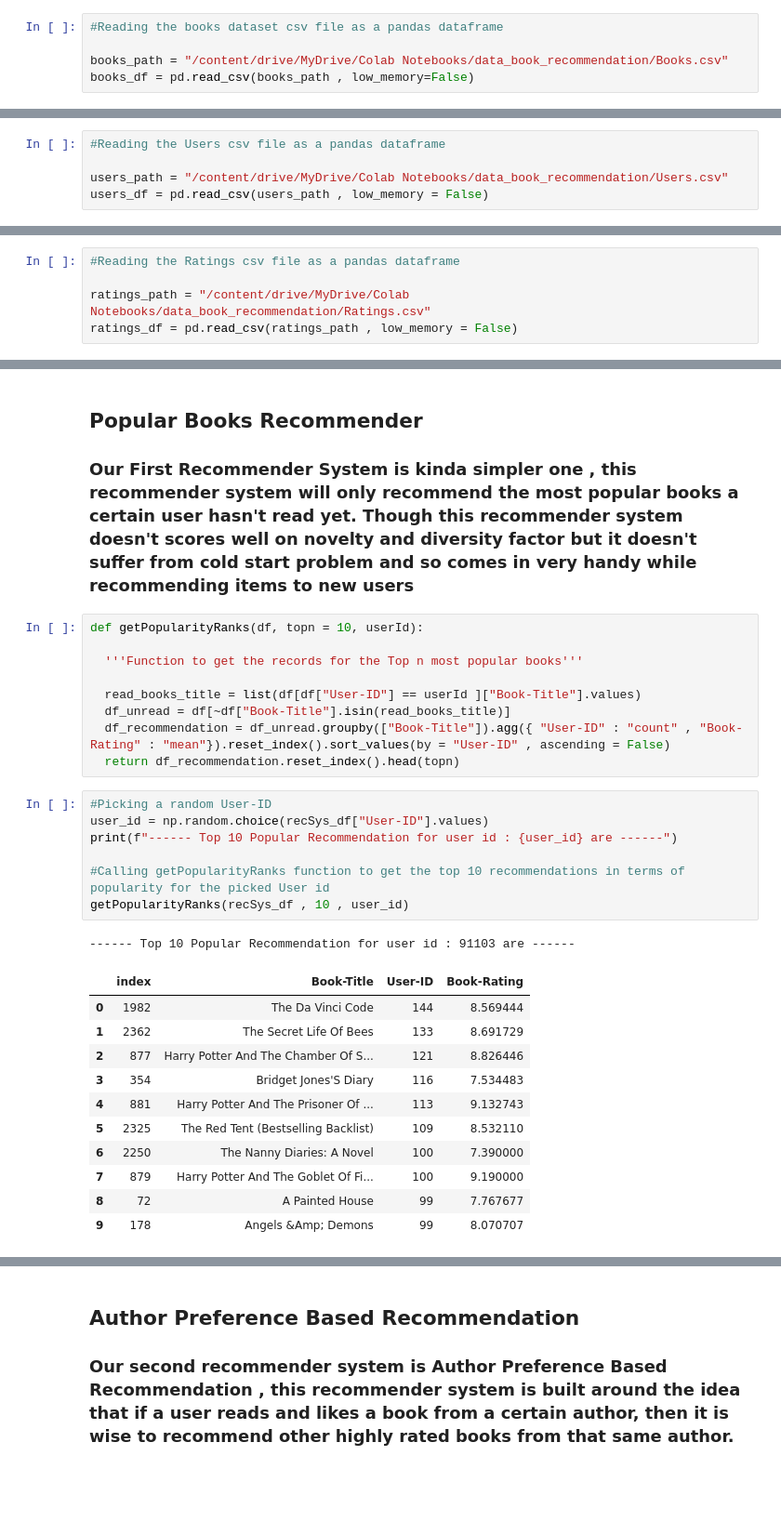
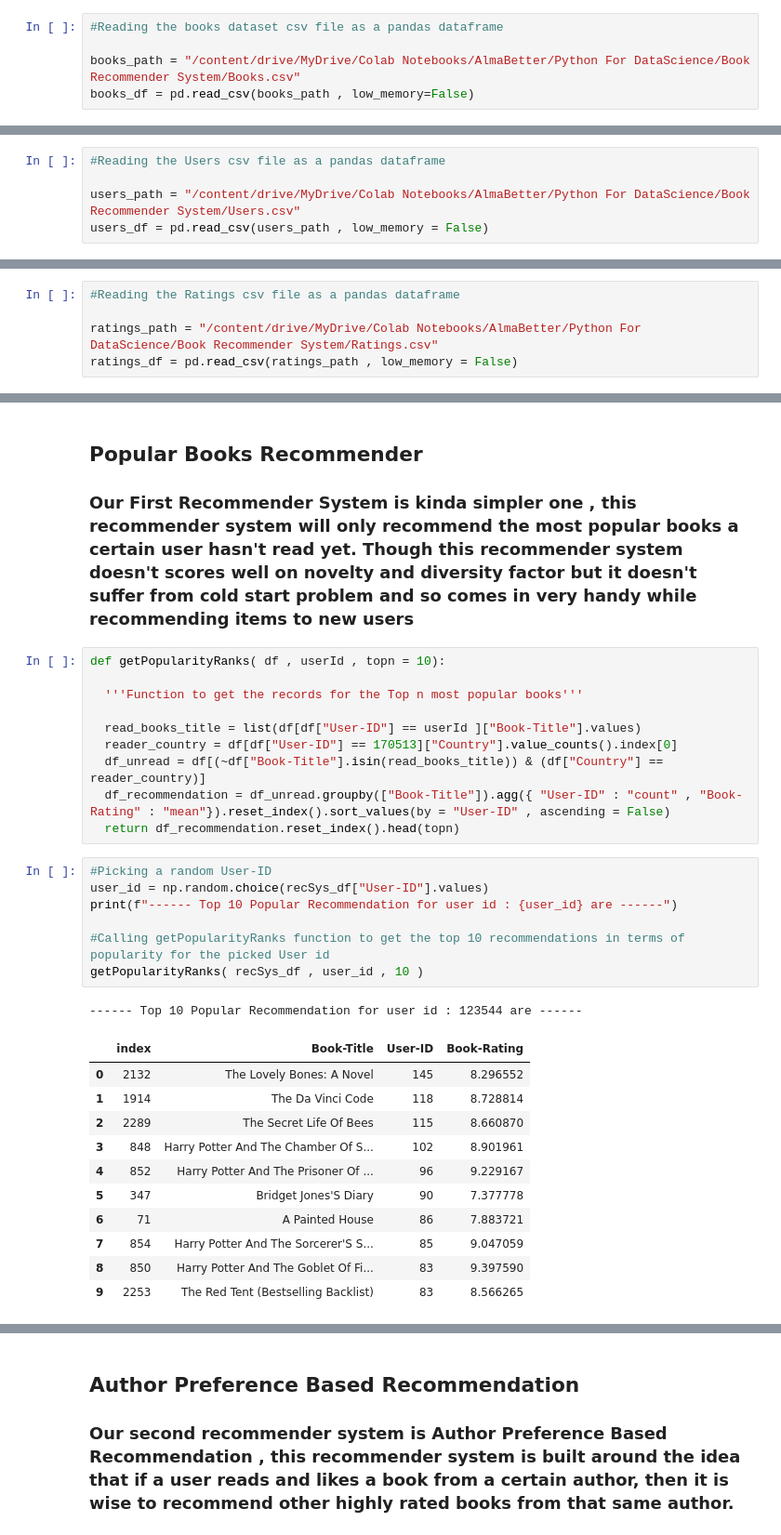
Before and after one commit to Yash1289/Book_Recommendations, a Jupyter notebook: Book_Recommender_System.ipynb, the cells around one changed output, grey strips where cells are left out. Shown at 93% size. Drawn from its saved outputs; the diff is of its cells as text; blank space fills up the shorter version.

```diff
--- a/Book_Recommender_System.ipynb
+++ b/Book_Recommender_System.ipynb
@@ -31,7 +31,7 @@ Mounted at /content/drive
 # %%
 #Reading the books dataset csv file as a pandas dataframe
 
-books_path = "/content/drive/MyDrive/Colab Notebooks/data_book_recommendation/Books.csv"
+books_path = "/content/drive/MyDrive/Colab Notebooks/AlmaBetter/Python For DataScience/Book Recommender System/Books.csv"
 books_df = pd.read_csv(books_path , low_memory=False)
 # %%
 from google.colab import files
@@ -184,7 +184,7 @@ books_df[books_df["ISBN"].str.len() != 10 ]
 # %%
 #Reading the Users csv file as a pandas dataframe
 
-users_path = "/content/drive/MyDrive/Colab Notebooks/data_book_recommendation/Users.csv"
+users_path = "/content/drive/MyDrive/Colab Notebooks/AlmaBetter/Python For DataScience/Book Recommender System/Users.csv"
 users_df = pd.read_csv(users_path , low_memory = False)
 # %%
 #Checking the head of the users dataframe
@@ -314,7 +314,7 @@ users_df.head()
 # %%
 #Reading the Ratings csv file as a pandas dataframe
 
-ratings_path = "/content/drive/MyDrive/Colab Notebooks/data_book_recommendation/Ratings.csv"
+ratings_path = "/content/drive/MyDrive/Colab Notebooks/AlmaBetter/Python For DataScience/Book Recommender System/Ratings.csv"
 ratings_df = pd.read_csv(ratings_path , low_memory = False)
 # %%
 #Checking the head of the ratings dataframe
@@ -959,32 +915,33 @@ import numpy as np
 
 ### Our First Recommender System is kinda simpler one , this recommender system will only recommend the most popular books a certain user hasn't read yet. Though this recommender system doesn't scores well on novelty and diversity factor but it doesn't suffer from cold start problem and so comes in very handy while recommending items to new users
 # %%
-def getPopularityRanks(df, topn = 10, userId):
+def getPopularityRanks( df , userId , topn = 10):
 
   '''Function to get the records for the Top n most popular books'''
 
   read_books_title = list(df[df["User-ID"] == userId ]["Book-Title"].values)
-  df_unread = df[~df["Book-Title"].isin(read_books_title)]
+  reader_country = df[df["User-ID"] == 170513]["Country"].value_counts().index[0]
+  df_unread = df[(~df["Book-Title"].isin(read_books_title)) & (df["Country"] == reader_country)]
   df_recommendation = df_unread.groupby(["Book-Title"]).agg({ "User-ID" : "count" , "Book-Rating" : "mean"}).reset_index().sort_values(by = "User-ID" , ascending = False)
   return df_recommendation.reset_index().head(topn)
 # %%
 #Picking a random User-ID
 user_id = np.random.choice(recSys_df["User-ID"].values)
 print(f"------ Top 10 Popular Recommendation for user id : {user_id} are ------")
 
 #Calling getPopularityRanks function to get the top 10 recommendations in terms of popularity for the picked User id
-getPopularityRanks(recSys_df , 10 , user_id)
+getPopularityRanks( recSys_df , user_id , 10 )
 # %% [output]
------- Top 10 Popular Recommendation for user id : 91103 are ------
+------ Top 10 Popular Recommendation for user id : 123544 are ------
 |  | index | Book-Title | User-ID | Book-Rating |
-| 0 | 1982 | The Da Vinci Code | 144 | 8.569444 |
-| 1 | 2362 | The Secret Life Of Bees | 133 | 8.691729 |
-| 2 | 877 | Harry Potter And The Chamber Of S... | 121 | 8.826446 |
-| 3 | 354 | Bridget Jones'S Diary | 116 | 7.534483 |
-| 4 | 881 | Harry Potter And The Prisoner Of ... | 113 | 9.132743 |
-| 5 | 2325 | The Red Tent (Bestselling Backlist) | 109 | 8.532110 |
-| 6 | 2250 | The Nanny Diaries: A Novel | 100 | 7.390000 |
-| 7 | 879 | Harry Potter And The Goblet Of Fi... | 100 | 9.190000 |
-| 8 | 72 | A Painted House | 99 | 7.767677 |
-| 9 | 178 | Angels &Amp; Demons | 99 | 8.070707 |
+| 0 | 2132 | The Lovely Bones: A Novel | 145 | 8.296552 |
+| 1 | 1914 | The Da Vinci Code | 118 | 8.728814 |
+| 2 | 2289 | The Secret Life Of Bees | 115 | 8.660870 |
+| 3 | 848 | Harry Potter And The Chamber Of S... | 102 | 8.901961 |
+| 4 | 852 | Harry Potter And The Prisoner Of ... | 96 | 9.229167 |
+| 5 | 347 | Bridget Jones'S Diary | 90 | 7.377778 |
+| 6 | 71 | A Painted House | 86 | 7.883721 |
+| 7 | 854 | Harry Potter And The Sorcerer'S S... | 85 | 9.047059 |
+| 8 | 850 | Harry Potter And The Goblet Of Fi... | 83 | 9.397590 |
+| 9 | 2253 | The Red Tent (Bestselling Backlist) | 83 | 8.566265 |
 # %% [markdown]
```
Also changed, not shown: parts of 20 cells of this notebook.
